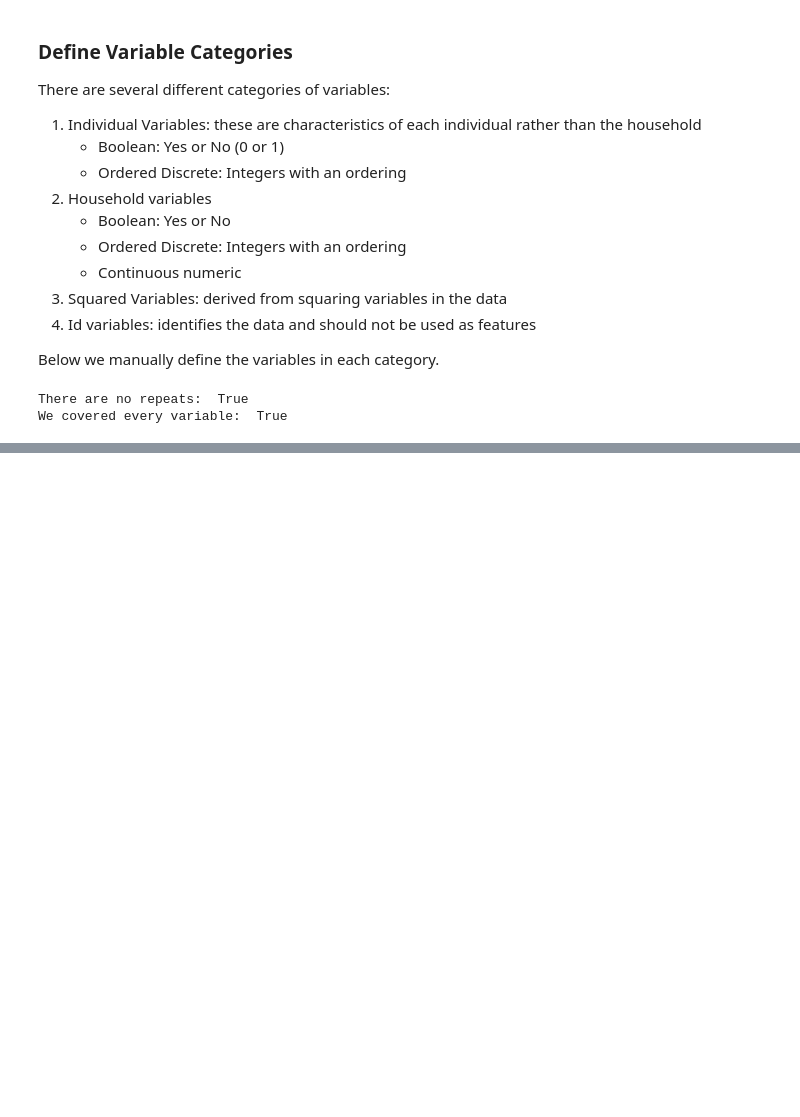
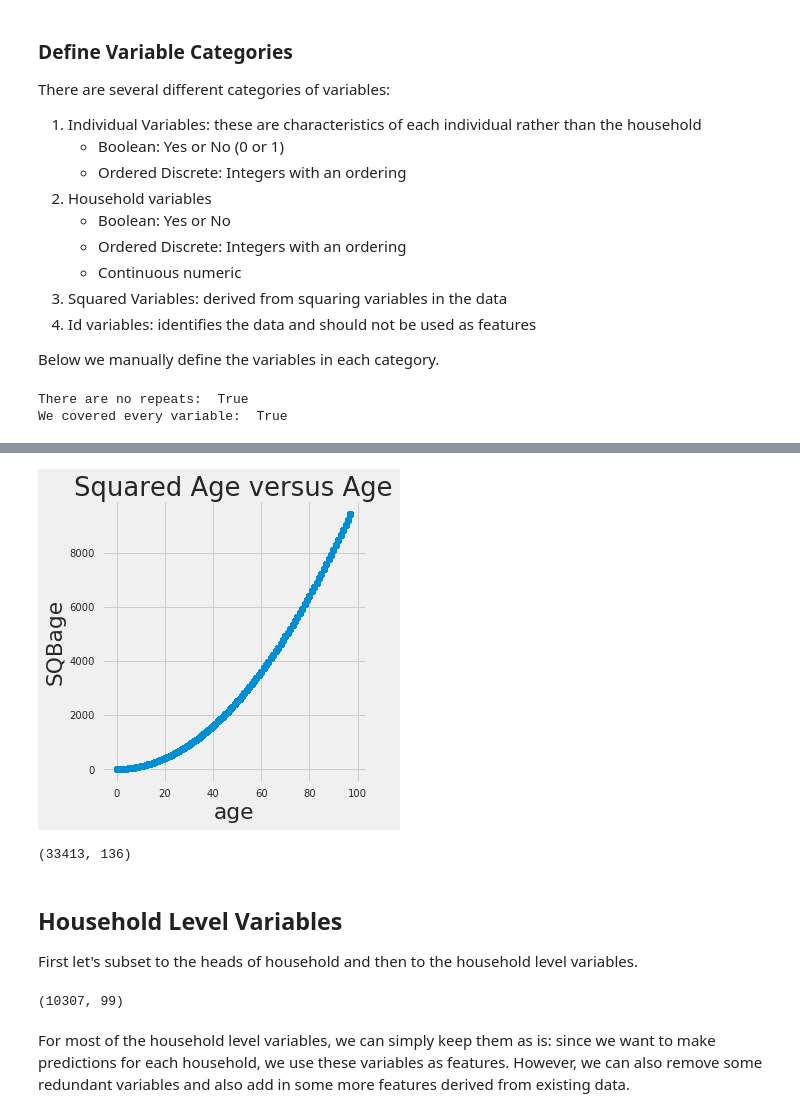
Before and after one commit to sudhamstarun/Costa-Rican-Household-Poverty-Level-Prediction, a Jupyter notebook: Feature Engineering.ipynb, the cells around one changed output, grey strips where cells are left out. Saved outputs shown, nothing was run; the diff lists cells and outputs as text; code cells hidden in the pictures; blank space fills up the shorter version.

```diff
--- a/Feature Engineering.ipynb
+++ b/Feature Engineering.ipynb
@@ -131,0 +138,23 @@ We covered every variable:  True
+# %%
+sns.lmplot('age', 'SQBage', data = data, fit_reg=False);
+plt.title('Squared Age versus Age');
+# %% [output]
+[figure, added]
+# %%
+# Remove squared variables
+data = data.drop(axis=1,labels = sqr_)
+data.shape
+# %% [output]
+(33413, 136)
+# %% [markdown]
+## Household Level Variables
+
+First let's subset to the heads of household and then to the household level variables.
+# %%
+heads = data.loc[data['parentesco1'] == 1, :]
+heads = heads[id_ + hh_bool + hh_cont + hh_ordered]
+heads.shape
+# %% [output]
+(10307, 99)
+# %% [markdown]
+For most of the household level variables, we can simply keep them as is: since we want to make predictions for each household, we use these variables as features. However, we can also remove some redundant variables and also add in some more features derived from existing data.
```
Also changed, not shown: parts of 34 cells of this notebook.
